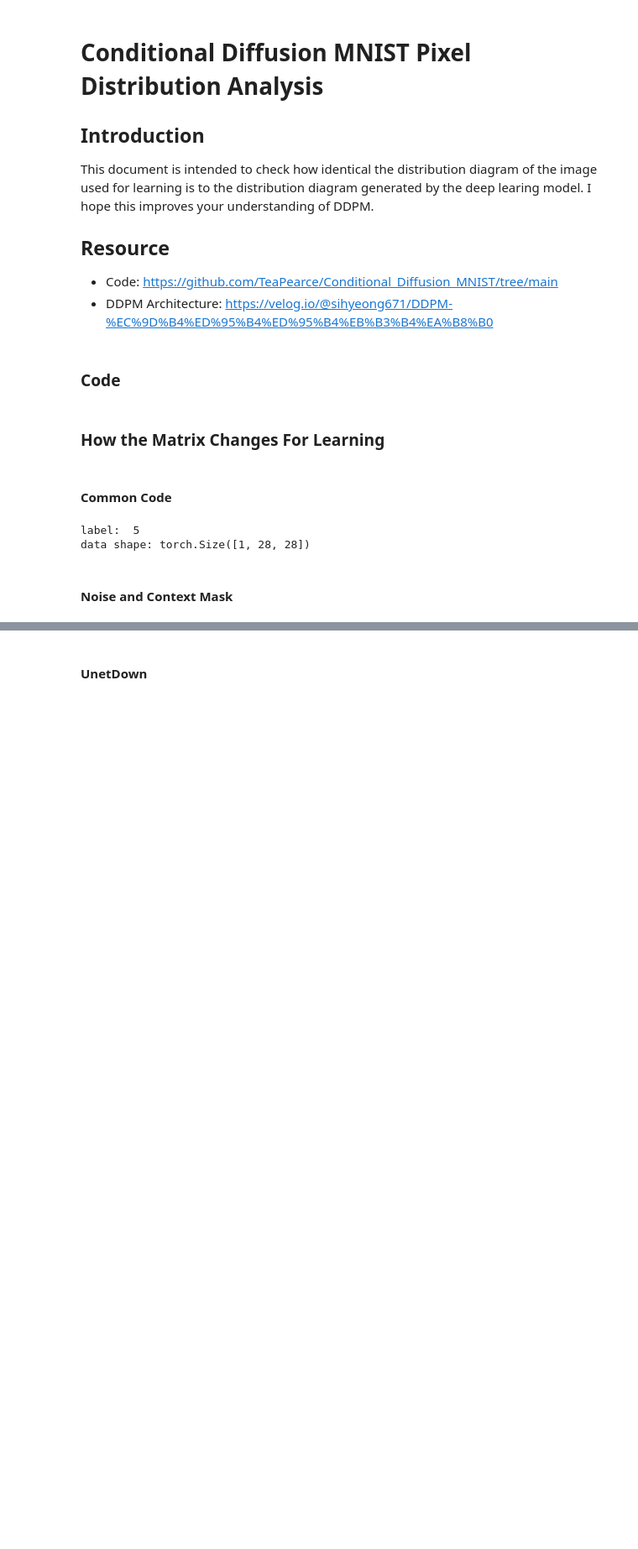
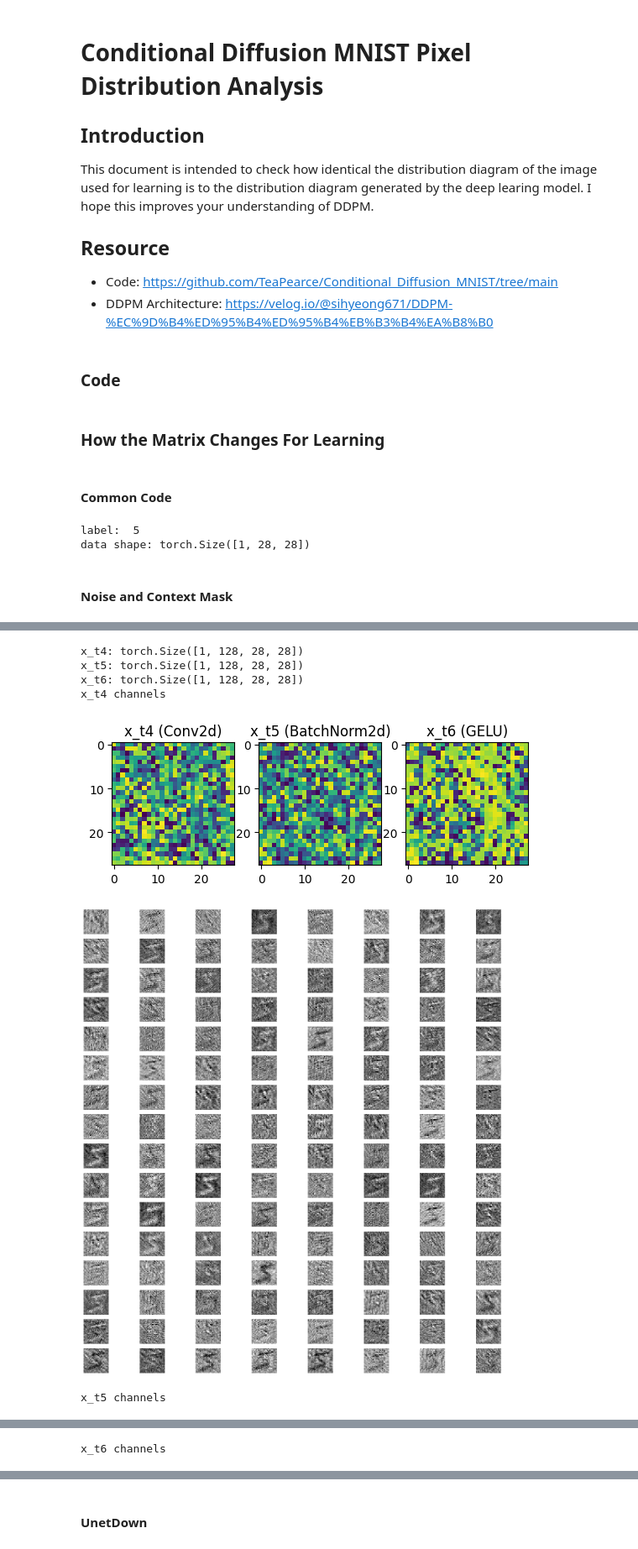
Before and after one commit to Easycelsius/study_ai, a Jupyter notebook: Coditional_Diffusion_MNIST_with_Distribution.ipynb, the cells around one changed output, grey strips where cells are left out. Shown at 84% size. Cells and saved outputs as stored; diff of their text form; code cells hidden in the pictures; blank space fills up the shorter version.

```diff
--- a/Coditional_Diffusion_MNIST_with_Distribution.ipynb
+++ b/Coditional_Diffusion_MNIST_with_Distribution.ipynb
@@ -490,0 +559,37 @@ new c (flip) = c * context_mask:  tensor([[-0., -0., -0., -0., -0., -1., -0., -0
+# %%
+p4 = nn.Conv2d(n_feat, n_feat, 3, 1, 1) # 128
+p5 = nn.BatchNorm2d(n_feat) # 128
+p6 = nn.GELU()
+
+x_t4 = p4(x_t3)
+print("x_t4:", x_t4.shape)
+plt.subplot(1,3,1)
+plt.imshow(to_pil_image(x_t4[0][0]))
+plt.title('x_t4 (Conv2d)')
+
+x_t5 = p5(x_t4)
+print("x_t5:", x_t5.shape)
+plt.subplot(1,3,2)
+plt.imshow(to_pil_image(x_t5[0][0]))
+plt.title('x_t5 (BatchNorm2d)')
+
+x_t6 = p6(x_t5)
+print("x_t6:", x_t6.shape)
+plt.subplot(1,3,3)
+plt.imshow(to_pil_image(x_t6[0][0]))
+plt.title('x_t6 (GELU)')
+
+print("x_t4 channels")
+channel_visualization("", x_t4)
+print("x_t5 channels")
+channel_visualization("", x_t5)
+print("x_t6 channels")
+channel_visualization("", x_t6)
+# %% [output]
+x_t4: torch.Size([1, 128, 28, 28])
+x_t5: torch.Size([1, 128, 28, 28])
+x_t6: torch.Size([1, 128, 28, 28])
+x_t4 channels
+[figure, added]
+[figure, added]
+x_t5 channels
@@ -490,0 +597 @@ new c (flip) = c * context_mask:  tensor([[-0., -0., -0., -0., -0., -1., -0., -0
+x_t6 channels
```
Also changed, not shown: parts of 32 cells of this notebook.
